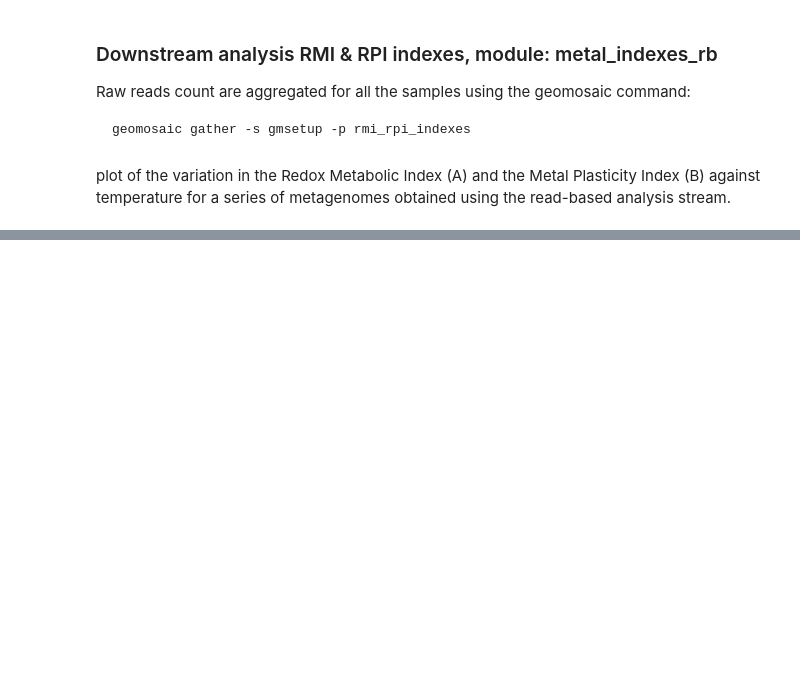
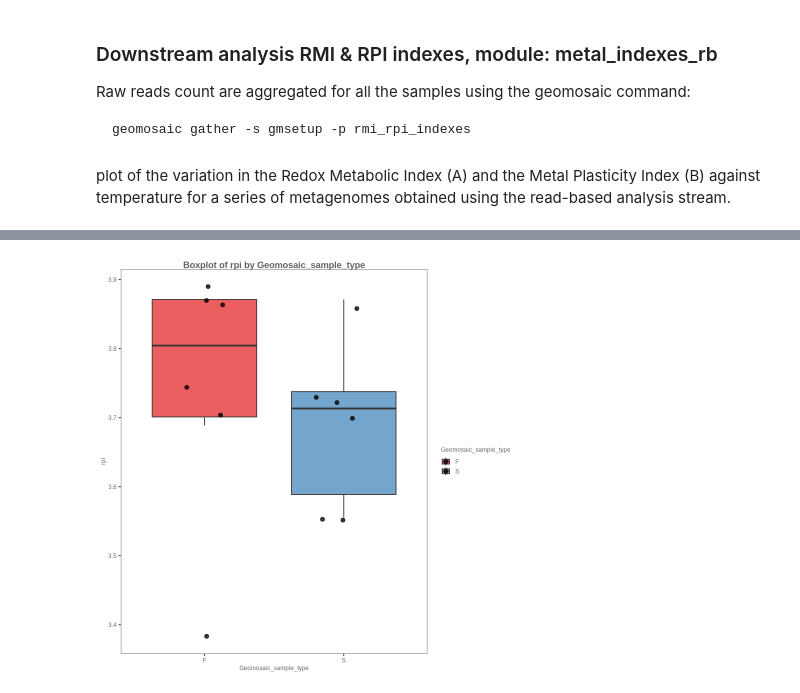
Before and after one commit to EdoT99/geomosaic_cookbook, a Jupyter notebook: notebooks/geomosaic_rmi-rpi-indexes.ipynb, the cells around one changed output, grey strips where cells are left out. Cells and saved outputs as stored; diff of their text form; code cells hidden in the pictures; blank space fills up the shorter version.

```diff
--- a/notebooks/geomosaic_rmi-rpi-indexes.ipynb
+++ b/notebooks/geomosaic_rmi-rpi-indexes.ipynb
@@ -145,0 +169,4 @@ plot_scatter(combined_df, "rmi", "rpi", "Geomosaic_sample_type")
+# %%
+plot_boxplot(combined_df, "Geomosaic_sample_type", "rpi", "Geomosaic_sample_type")
+# %% [output]
+[figure, added]
```
Also changed, not shown: parts of 4 cells of this notebook.
